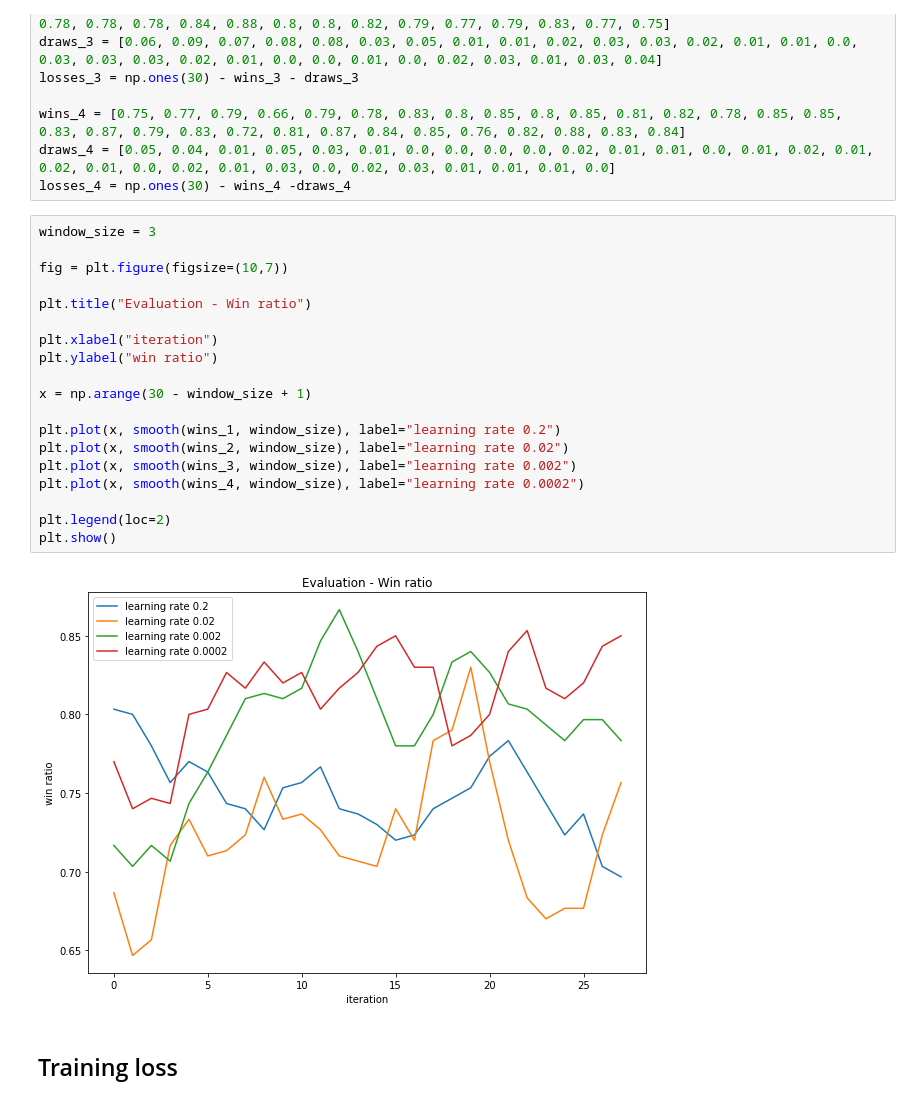
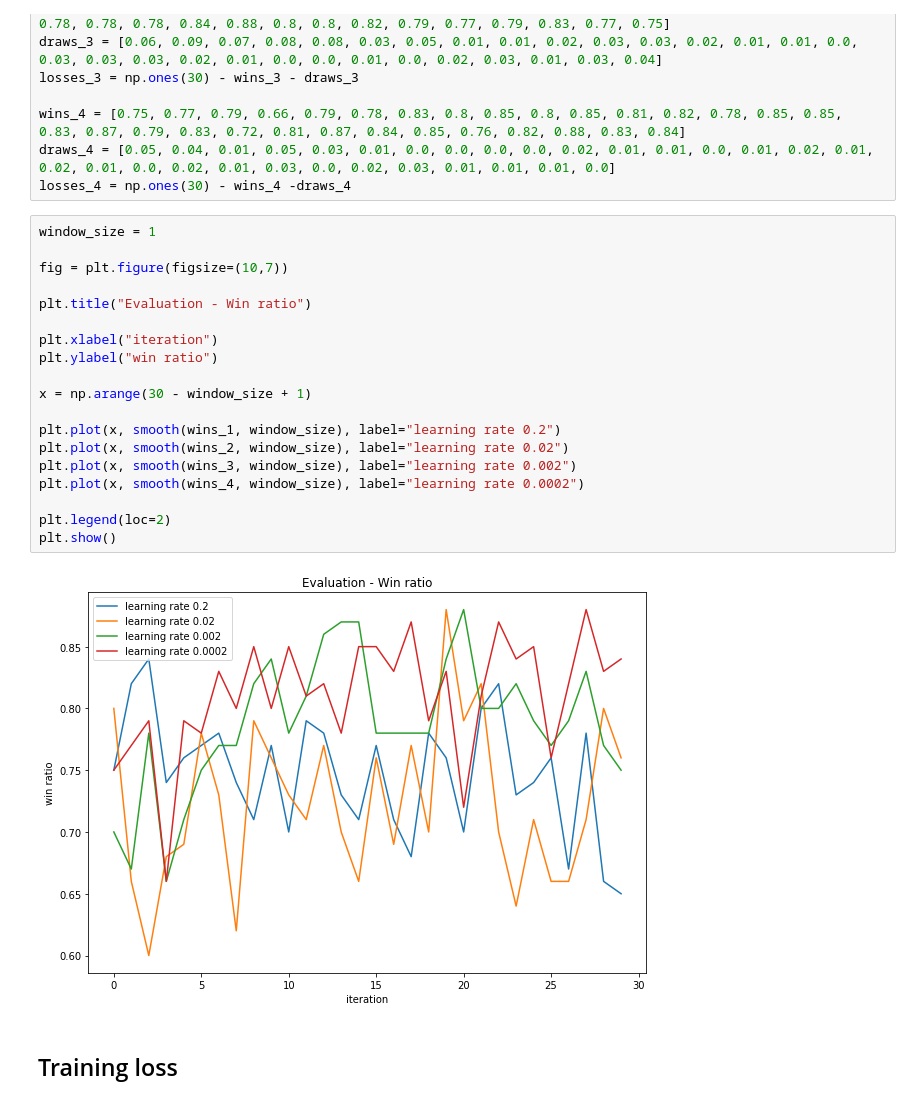
Before and after one commit to y4nnic/AlphaZero_for_small_board_games, a Jupyter notebook: experiment_learning_rate.ipynb, the cells around one changed output. Drawn from its saved outputs; the diff is of its cells as text.

```diff
--- a/experiment_learning_rate.ipynb
+++ b/experiment_learning_rate.ipynb
@@ -403,26 +403,26 @@ wins_4 = [0.75, 0.77, 0.79, 0.66, 0.79, 0.78, 0.83, 0.8, 0.85, 0.8, 0.85, 0.81,
 draws_4 = [0.05, 0.04, 0.01, 0.05, 0.03, 0.01, 0.0, 0.0, 0.0, 0.0, 0.02, 0.01, 0.01, 0.0, 0.01, 0.02, 0.01, 0.02, 0.01, 0.0, 0.02, 0.01, 0.03, 0.0, 0.02, 0.03, 0.01, 0.01, 0.01, 0.0]
 losses_4 = np.ones(30) - wins_4 -draws_4
 # %%
-window_size = 3
+window_size = 1
 
 fig = plt.figure(figsize=(10,7))
 
 plt.title("Evaluation - Win ratio")
 
 plt.xlabel("iteration")
 plt.ylabel("win ratio")
 
 x = np.arange(30 - window_size + 1)
 
 plt.plot(x, smooth(wins_1, window_size), label="learning rate 0.2")
 plt.plot(x, smooth(wins_2, window_size), label="learning rate 0.02")
 plt.plot(x, smooth(wins_3, window_size), label="learning rate 0.002")
 plt.plot(x, smooth(wins_4, window_size), label="learning rate 0.0002")
 
 plt.legend(loc=2)
 plt.show()
 # %% [output]
-[figure, old version]
+[figure, new version]
 # %% [markdown]
 ## Training loss
 # %%
```
Also changed, not shown: parts of 3 cells of this notebook.
